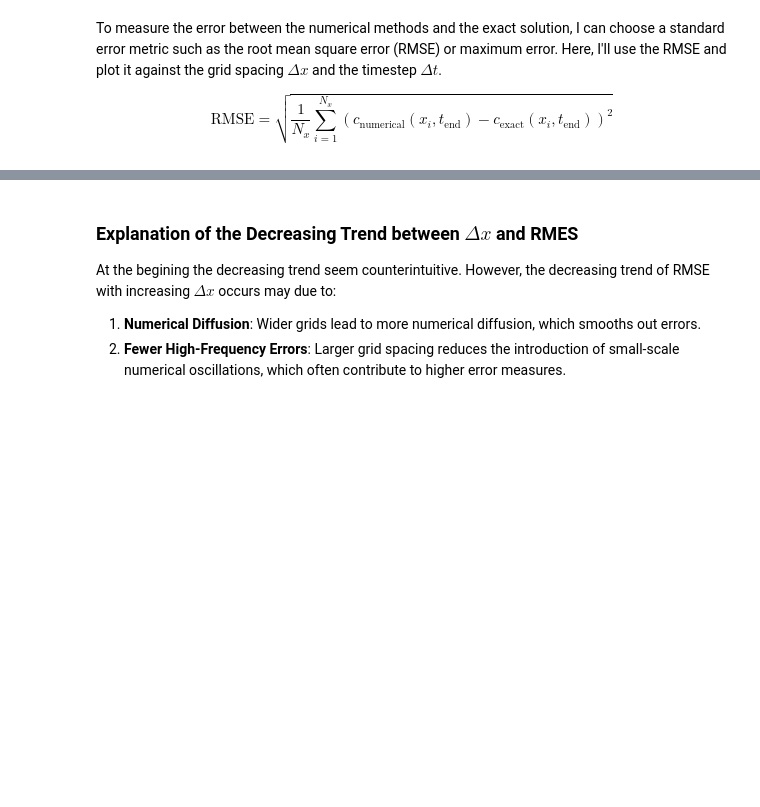
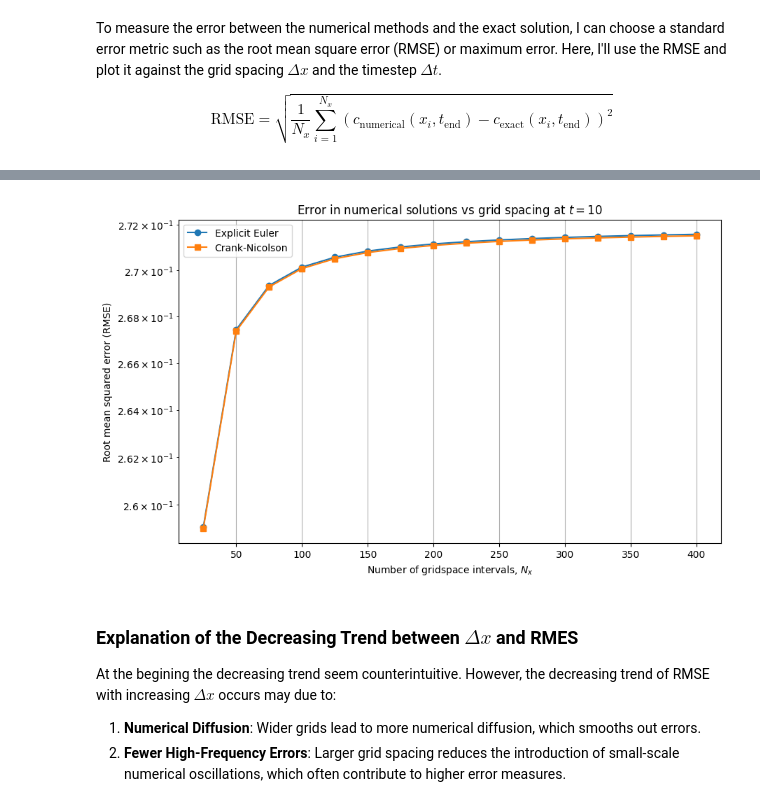
Before and after one commit to StarYuxinChen/QCES, a Jupyter notebook: Project1_numerical_methods.ipynb, the cells around one changed output, grey strips where cells are left out. Cells and saved outputs as stored; diff of their text form; code cells hidden in the pictures; blank space fills up the shorter version.

```diff
--- a/Project1_numerical_methods.ipynb
+++ b/Project1_numerical_methods.ipynb
@@ -424,0 +454,44 @@ Crank-Nicolson method took 0.34 seconds
+# %%
+# Correcting missing variable definition and re-running
+
+# Ensure timestepping parameters are defined
+kappa = 0.001
+t_start = 0
+t_end = 10
+Nt = 1000  # Number of timesteps
+
+# Loop over grid spacing again with the corrected definition
+errors_EE = []
+errors_CN = []
+
+for Nx in Nx_values:
+    x = np.linspace(x_start, x_end, Nx)
+    t = np.linspace(0, t_end, Nt)  # Fixed timesteps for comparison
+
+    # Exact solution
+    c_exact = exact_solution(x, kappa, t_end)
+
+    # Compute Explicit Euler solution
+    c_EE = EE(x, t, kappa)
+    rmse_EE = compute_rmse(c_EE[:, -1], c_exact)
+
+    # Compute Crank-Nicolson solution
+    c_CN = CN(x, t, kappa)
+    rmse_CN = compute_rmse(c_CN[:, -1], c_exact)
+
+    # Store results
+    errors_EE.append(rmse_EE)
+    errors_CN.append(rmse_CN)
+
+# Plot RMSE vs grid spacing
+plt.figure(figsize=(10, 6))
+plt.plot(Nx_values, errors_EE, label='Explicit Euler', marker='o', linestyle='-')
+plt.plot(Nx_values, errors_CN, label='Crank-Nicolson', marker='s', linestyle='-')
+plt.xlabel('Number of gridspace intervals, $N_x$')
+plt.ylabel('Root mean squared error (RMSE)')
+plt.title('Error in numerical solutions vs grid spacing at $t = 10$')
+plt.yscale('log')
+plt.legend()
+plt.grid(True)
+plt.show()
+# %% [output]
@@ -425,3 +515,4 @@ Crank-Nicolson method took 0.34 seconds
+[figure, added]
 # %% [markdown]
 ### Explanation of the Decreasing Trend between $Δx$ and RMES
 
```
Also changed, not shown: parts of 8 cells of this notebook.
